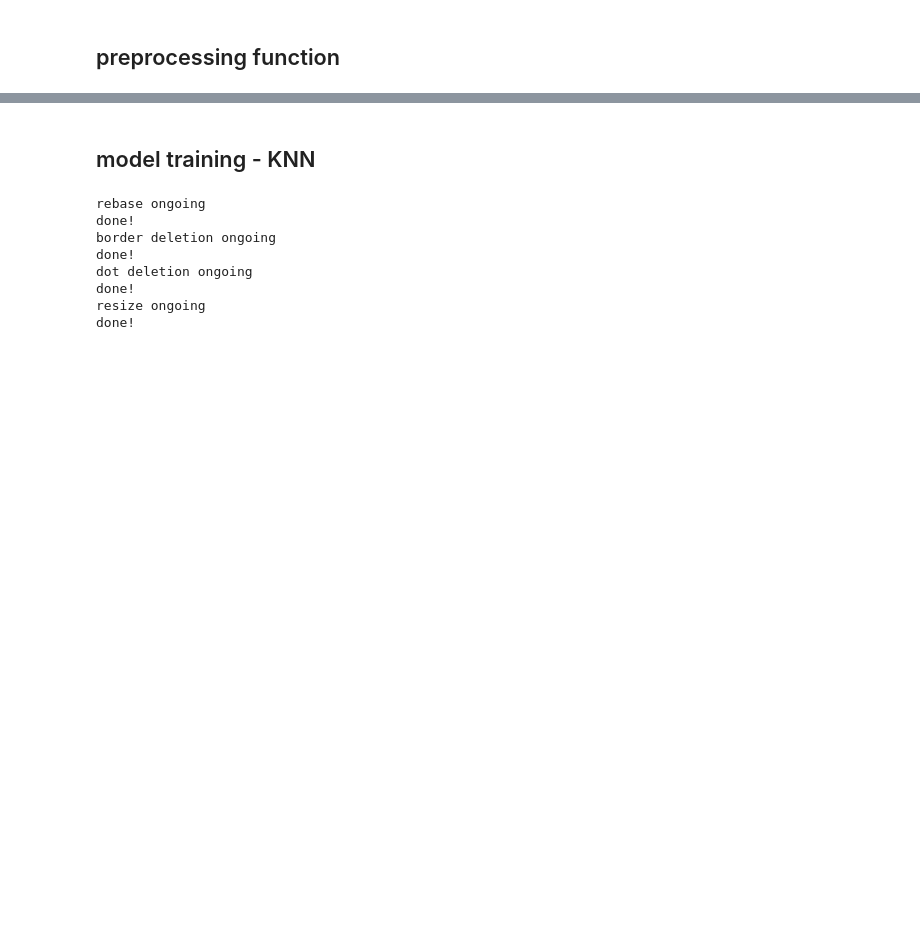
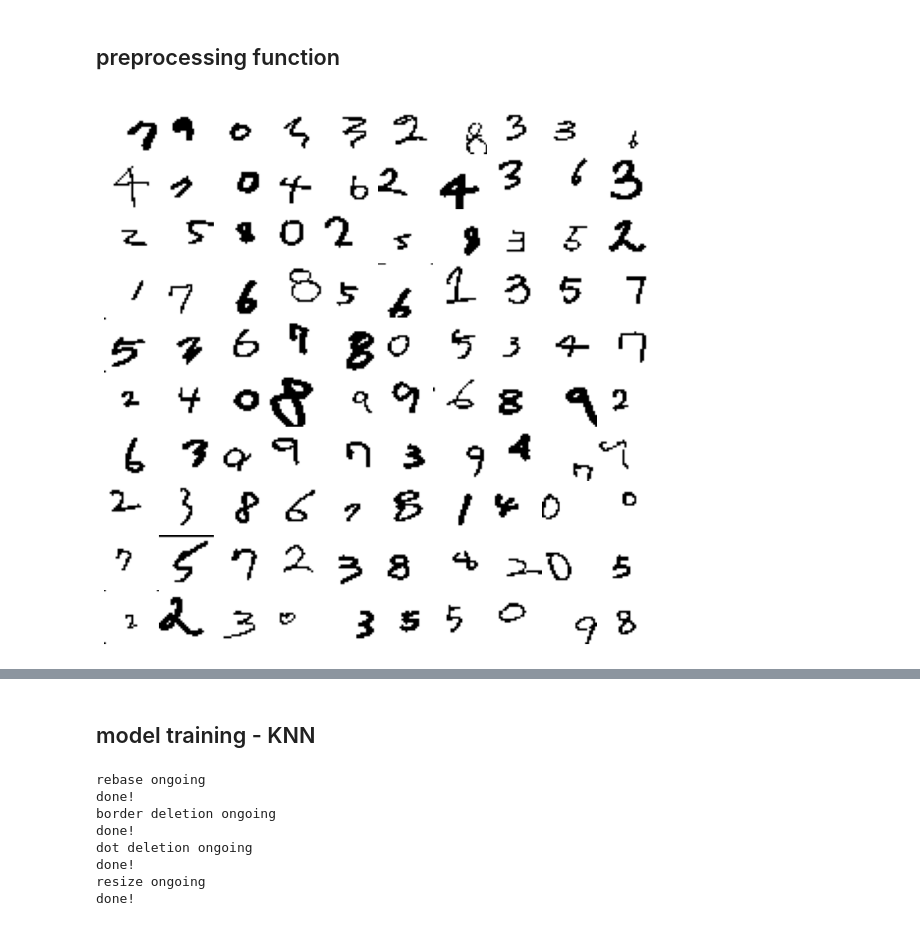
Before and after one commit to nonameR9077/MLproject_2023-2, a Jupyter notebook: KNN/KNN_learning.ipynb, the cells around one changed output, grey strips where cells are left out. Saved outputs shown, nothing was run; the diff lists cells and outputs as text; code cells hidden in the pictures; blank space fills up the shorter version.

```diff
--- a/KNN/KNN_learning.ipynb
+++ b/KNN/KNN_learning.ipynb
@@ -446,3 +435,7 @@ def preprocessing(img, rebase=True, b_del=True, d_del=True, re_size=True, one_ar
         # print("done!")
 
     return np.reshape(img_preprocessed,(-1,r*c)) if one_array else np.reshape(img_preprocessed,(-1,r,c))
+# %%
+plot_multi(num_trVal_relabeled['img'],0,100)
+# %% [output]
+[figure, added]
```
Also changed, not shown: parts of 7 cells of this notebook, 1 other file.
